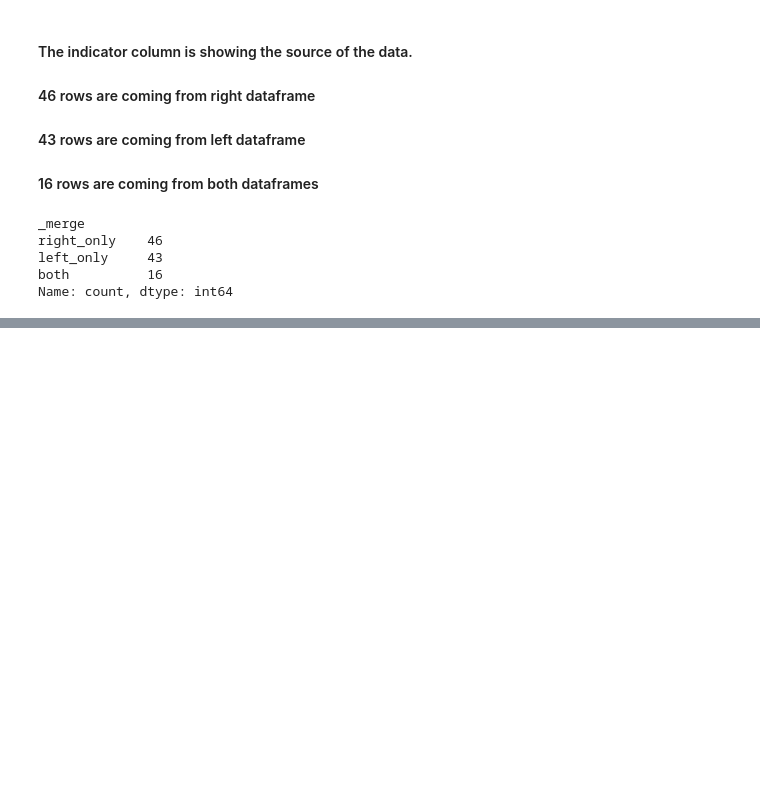
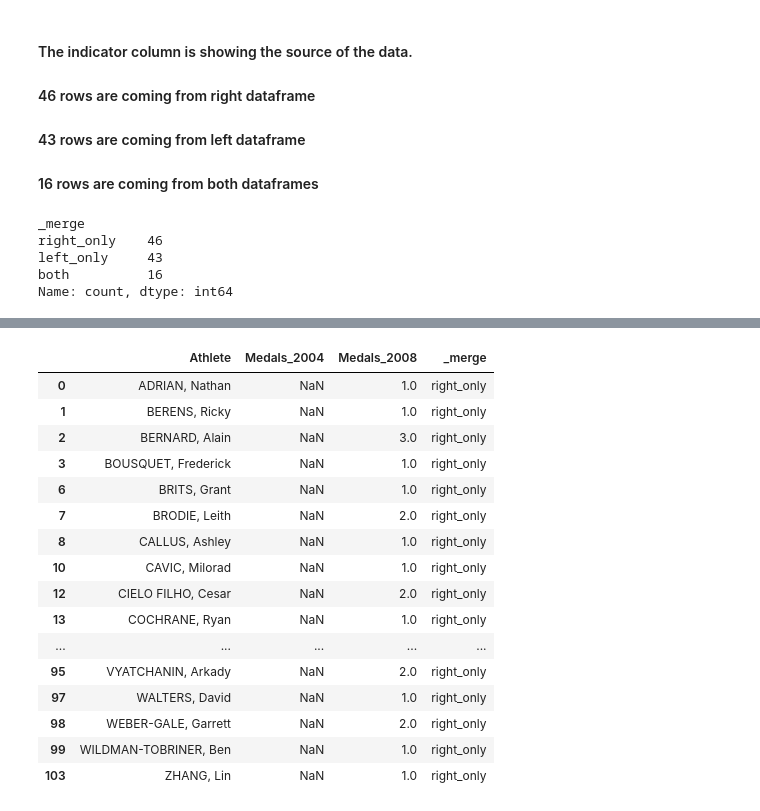
Before and after one commit to Bahna-Darius/AI-Machine, a Jupyter notebook: Data Science/Merging_Joining_Concat DF/Merging_df.ipynb, the cells around one changed output, grey strips where cells are left out. Cells and saved outputs as stored; diff of their text form; code cells hidden in the pictures; blank space fills up the shorter version.

```diff
--- a/Data Science/Merging_Joining_Concat DF/Merging_df.ipynb
+++ b/Data Science/Merging_Joining_Concat DF/Merging_df.ipynb
@@ -54,0 +63,2 @@ Name: count, dtype: int64
+# %%
+men0408 = men2004.merge(men2008, on='Athlete', how='outer', suffixes=('_2004', '_2008'), indicator=True)
@@ -54,0 +186,20 @@ Name: count, dtype: int64
+# %%
+men0408.loc[men0408._merge == 'right_only']
+# %% [output]
+|  | Athlete | Medals_2004 | Medals_2008 | _merge |
+| 0 | ADRIAN, Nathan | NaN | 1.0 | right_only |
+| 1 | BERENS, Ricky | NaN | 1.0 | right_only |
+| 2 | BERNARD, Alain | NaN | 3.0 | right_only |
+| 3 | BOUSQUET, Frederick | NaN | 1.0 | right_only |
+| 6 | BRITS, Grant | NaN | 1.0 | right_only |
+| 7 | BRODIE, Leith | NaN | 2.0 | right_only |
+| 8 | CALLUS, Ashley | NaN | 1.0 | right_only |
+| 10 | CAVIC, Milorad | NaN | 1.0 | right_only |
+| 12 | CIELO FILHO, Cesar | NaN | 2.0 | right_only |
+| 13 | COCHRANE, Ryan | NaN | 1.0 | right_only |
+| ... | ... | ... | ... | ... |
+| 95 | VYATCHANIN, Arkady | NaN | 2.0 | right_only |
+| 97 | WALTERS, David | NaN | 1.0 | right_only |
+| 98 | WEBER-GALE, Garrett | NaN | 2.0 | right_only |
+| 99 | WILDMAN-TOBRINER, Ben | NaN | 1.0 | right_only |
+| 103 | ZHANG, Lin | NaN | 1.0 | right_only |
```
Also changed, not shown: parts of 16 cells of this notebook, 4 other files.
